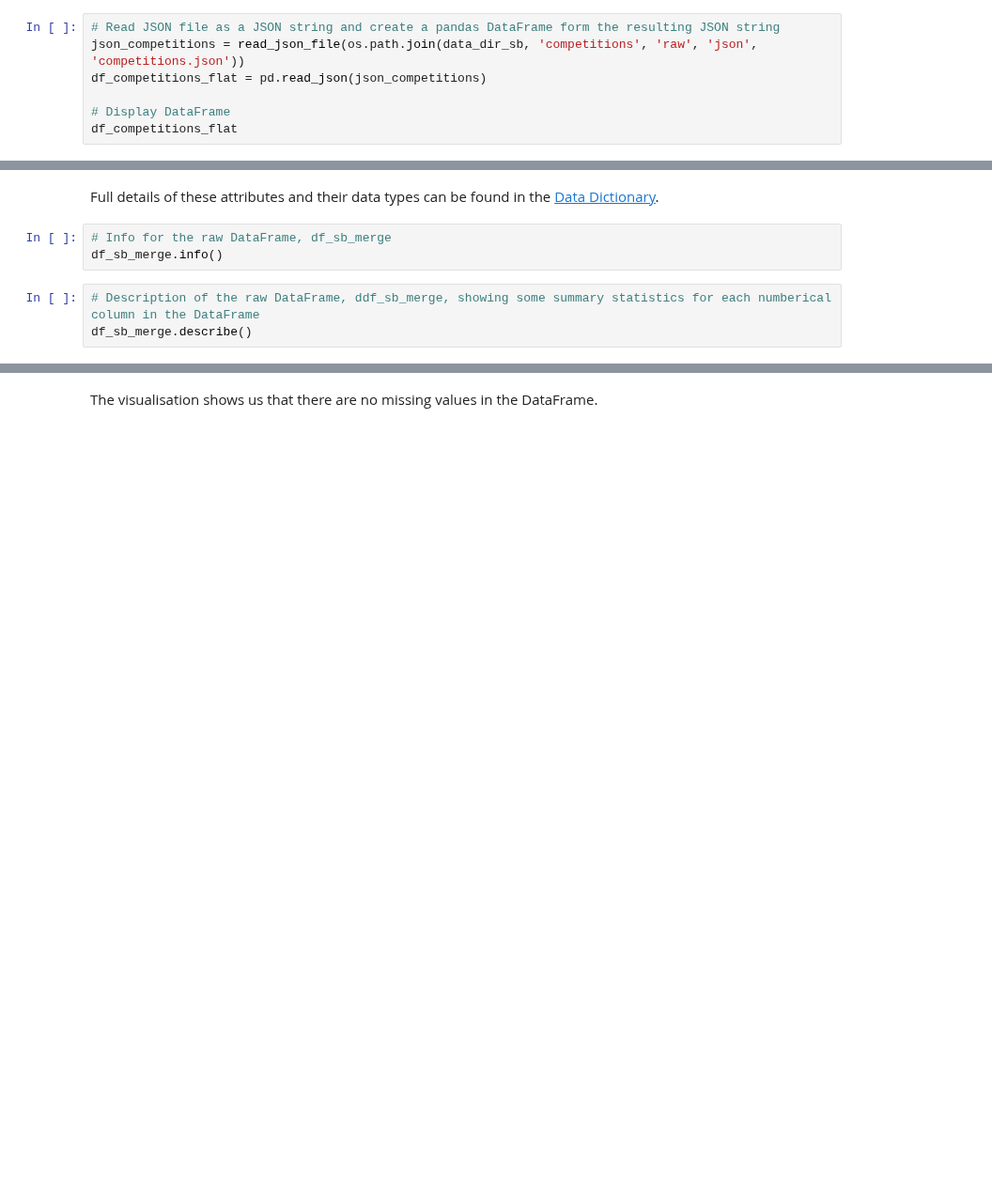
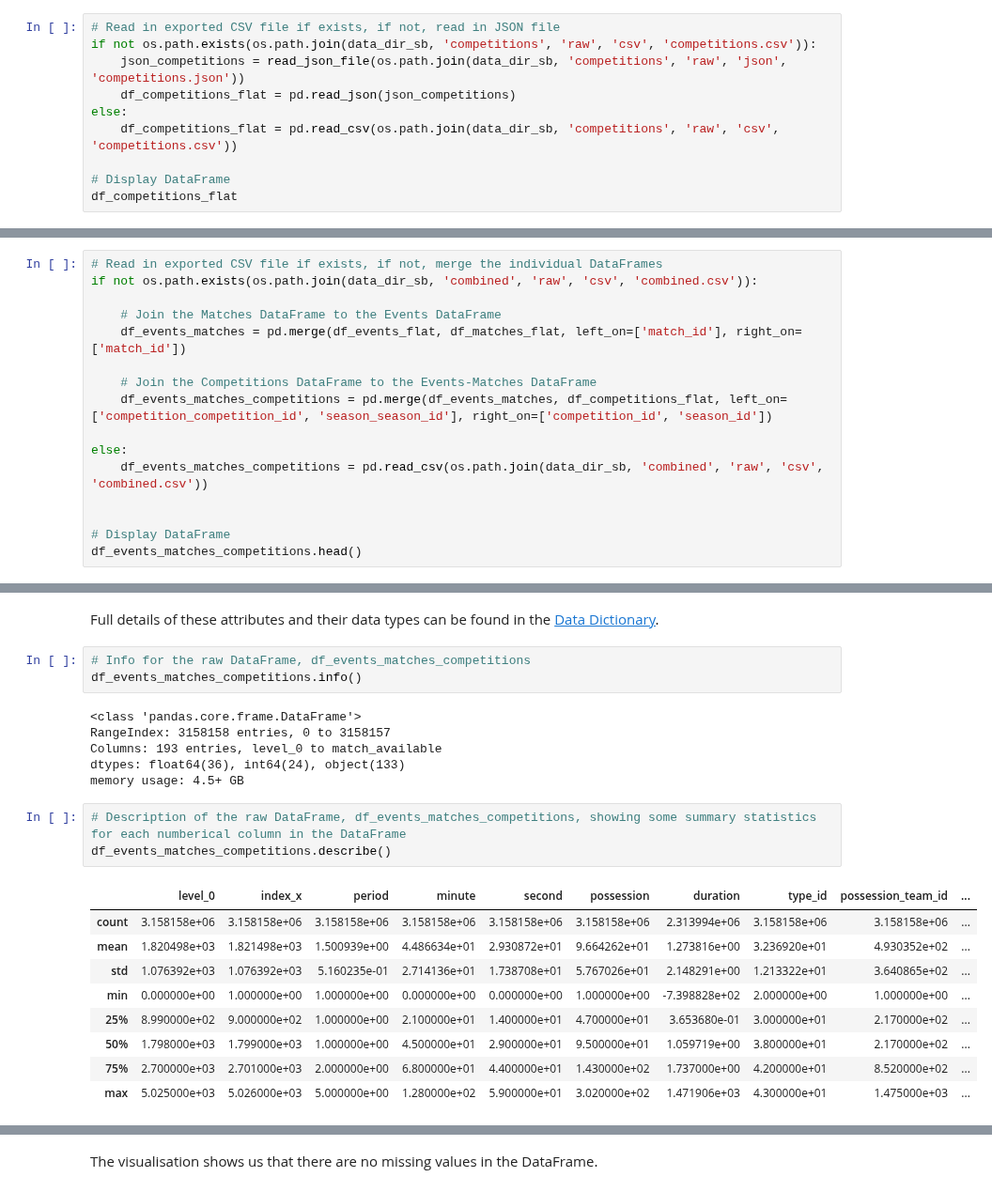
Before and after one commit to eddwebster/football_analytics, a Jupyter notebook: notebooks/2_data_parsing/StatsBomb Parsing and Data Engineering.ipynb, the cells around one changed output, grey strips where cells are left out. Shown at 94% size. Drawn from its saved outputs; the diff is of its cells as text; blank space fills up the shorter version.

```diff
--- a/notebooks/2_data_parsing/StatsBomb Parsing and Data Engineering.ipynb
+++ b/notebooks/2_data_parsing/StatsBomb Parsing and Data Engineering.ipynb
@@ -292,7 +290,10 @@ print(glob.glob(data_dir_sb + '/competitions/raw/json/' + '/*json'))
 # %%
-# Read JSON file as a JSON string and create a pandas DataFrame form the resulting JSON string
-json_competitions = read_json_file(os.path.join(data_dir_sb, 'competitions', 'raw', 'json', 'competitions.json'))
-df_competitions_flat = pd.read_json(json_competitions)
+# Read in exported CSV file if exists, if not, read in JSON file
+if not os.path.exists(os.path.join(data_dir_sb, 'competitions', 'raw', 'csv', 'competitions.csv')):
+    json_competitions = read_json_file(os.path.join(data_dir_sb, 'competitions', 'raw', 'json', 'competitions.json'))
+    df_competitions_flat = pd.read_json(json_competitions)
+else:
+    df_competitions_flat = pd.read_csv(os.path.join(data_dir_sb, 'competitions', 'raw', 'csv', 'competitions.csv'))
 
 # Display DataFrame
 df_competitions_flat
@@ -928,0 +916,16 @@ df_sb_merge.head()
+# %%
+# Read in exported CSV file if exists, if not, merge the individual DataFrames
+if not os.path.exists(os.path.join(data_dir_sb, 'combined', 'raw', 'csv', 'combined.csv')):
+
+    # Join the Matches DataFrame to the Events DataFrame
+    df_events_matches = pd.merge(df_events_flat, df_matches_flat, left_on=['match_id'], right_on=['match_id'])
+
+    # Join the Competitions DataFrame to the Events-Matches DataFrame
+    df_events_matches_competitions = pd.merge(df_events_matches, df_competitions_flat, left_on=['competition_competition_id', 'season_season_id'], right_on=['competition_id', 'season_id'])
+
+else:
+    df_events_matches_competitions = pd.read_csv(os.path.join(data_dir_sb, 'combined', 'raw', 'csv', 'combined.csv'))
+
+
+# Display DataFrame
+df_events_matches_competitions.head()
@@ -974,9 +1015,25 @@ df_sb_merge.dtypes
 # %% [markdown]
 Full details of these attributes and their data types can be found in the [Data Dictionary](section3.3.1).
 # %%
-# Info for the raw DataFrame, df_sb_merge
-df_sb_merge.info()
+# Info for the raw DataFrame, df_events_matches_competitions
+df_events_matches_competitions.info()
+# %% [output]
+<class 'pandas.core.frame.DataFrame'>
+RangeIndex: 3158158 entries, 0 to 3158157
+Columns: 193 entries, level_0 to match_available
+dtypes: float64(36), int64(24), object(133)
+memory usage: 4.5+ GB
 # %%
-# Description of the raw DataFrame, ddf_sb_merge, showing some summary statistics for each numberical column in the DataFrame
-df_sb_merge.describe()
+# Description of the raw DataFrame, df_events_matches_competitions, showing some summary statistics for each numberical column in the DataFrame
+df_events_matches_competitions.describe()
+# %% [output]
+|  | level_0 | index_x | period | minute | second | possession | duration | type_id | possession_team_id | ... |
+| count | 3.158158e+06 | 3.158158e+06 | 3.158158e+06 | 3.158158e+06 | 3.158158e+06 | 3.158158e+06 | 2.313994e+06 | 3.158158e+06 | 3.158158e+06 | ... |
+| mean | 1.820498e+03 | 1.821498e+03 | 1.500939e+00 | 4.486634e+01 | 2.930872e+01 | 9.664262e+01 | 1.273816e+00 | 3.236920e+01 | 4.930352e+02 | ... |
+| std | 1.076392e+03 | 1.076392e+03 | 5.160235e-01 | 2.714136e+01 | 1.738708e+01 | 5.767026e+01 | 2.148291e+00 | 1.213322e+01 | 3.640865e+02 | ... |
+| min | 0.000000e+00 | 1.000000e+00 | 1.000000e+00 | 0.000000e+00 | 0.000000e+00 | 1.000000e+00 | -7.398828e+02 | 2.000000e+00 | 1.000000e+00 | ... |
+| 25% | 8.990000e+02 | 9.000000e+02 | 1.000000e+00 | 2.100000e+01 | 1.400000e+01 | 4.700000e+01 | 3.653680e-01 | 3.000000e+01 | 2.170000e+02 | ... |
+| 50% | 1.798000e+03 | 1.799000e+03 | 1.000000e+00 | 4.500000e+01 | 2.900000e+01 | 9.500000e+01 | 1.059719e+00 | 3.800000e+01 | 2.170000e+02 | ... |
+| 75% | 2.700000e+03 | 2.701000e+03 | 2.000000e+00 | 6.800000e+01 | 4.400000e+01 | 1.430000e+02 | 1.737000e+00 | 4.200000e+01 | 8.520000e+02 | ... |
+| max | 5.025000e+03 | 5.026000e+03 | 5.000000e+00 | 1.280000e+02 | 5.900000e+01 | 3.020000e+02 | 1.471906e+03 | 4.300000e+01 | 1.475000e+03 | ... |
 # %%
```
Also changed, not shown: parts of 68 cells of this notebook.
